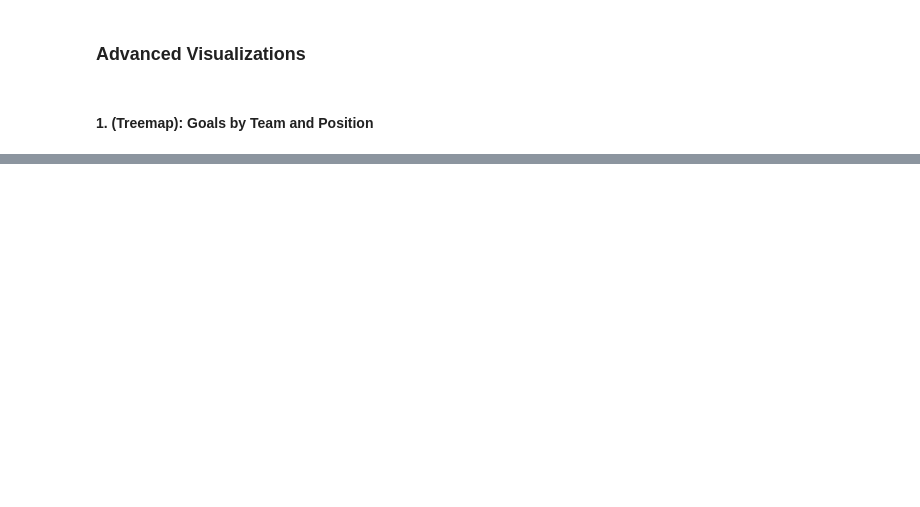
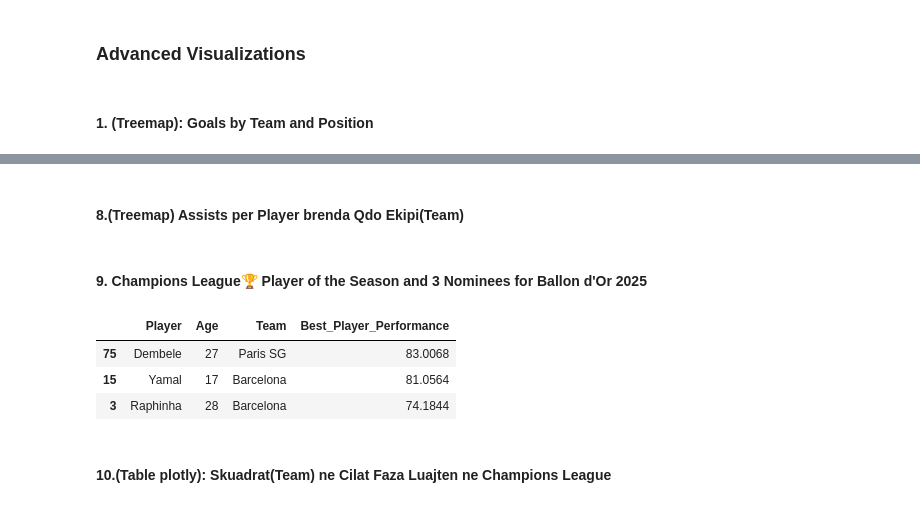
Before and after one commit to ArberKuqi/PythonDataScience_Project, a Jupyter notebook: ChampionsData/04-advanced_visualizations.ipynb, the cells around one changed output, grey strips where cells are left out. Saved outputs shown, nothing was run; the diff lists cells and outputs as text; code cells hidden in the pictures; blank space fills up the shorter version.

```diff
--- a/ChampionsData/04-advanced_visualizations.ipynb
+++ b/ChampionsData/04-advanced_visualizations.ipynb
@@ -50,0 +169,2 @@ fig.show()
+# %% [markdown]
+#### 8.(Treemap) Assists per Player brenda Qdo Ekipi(Team)
@@ -50,0 +181,20 @@ fig.show()
+# %% [markdown]
+#### 9. Champions League🏆 Player of the Season and 3 Nominees for Ballon d'Or 2025
+# %%
+ucl['Best_Player_Performance'] = (
+    ucl['Minutes_played'] * 0.006 +
+    ucl['DistanceCovered(km)'] * 0.008 +
+    ucl['Goals'] * 0.6 +
+    ucl['Assists'] * 0.6 +
+    ucl['Rating'] * 2 +
+    ucl['Total_attempts'] * 0.6 +
+    ucl['Dribbles'] * 0.2
+)
+# %%
+best_player = ucl.sort_values('Best_Player_Performance', ascending=False).head(3)
+best_player[['Player','Age','Team','Best_Player_Performance']]
+# %% [output]
+|  | Player | Age | Team | Best_Player_Performance |
+| 75 | Dembele | 27 | Paris SG | 83.0068 |
+| 15 | Yamal | 17 | Barcelona | 81.0564 |
+| 3 | Raphinha | 28 | Barcelona | 74.1844 |
@@ -50,0 +224,2 @@ fig.show()
+# %% [markdown]
+#### 10.(Table plotly): Skuadrat(Team) ne Cilat Faza Luajten ne Champions League
```
Also changed, not shown: parts of 25 cells of this notebook, 1 other file.
